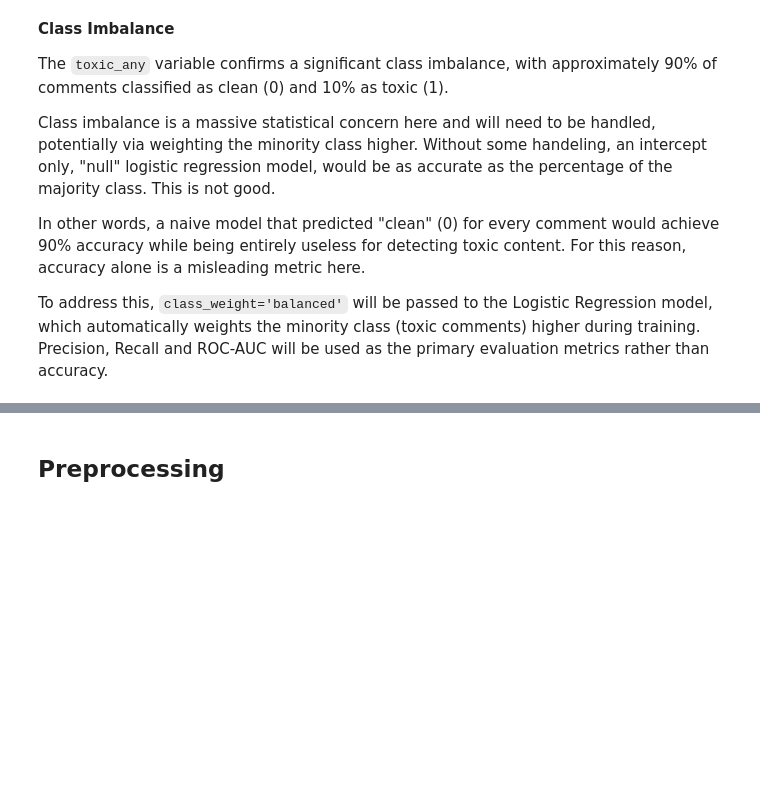
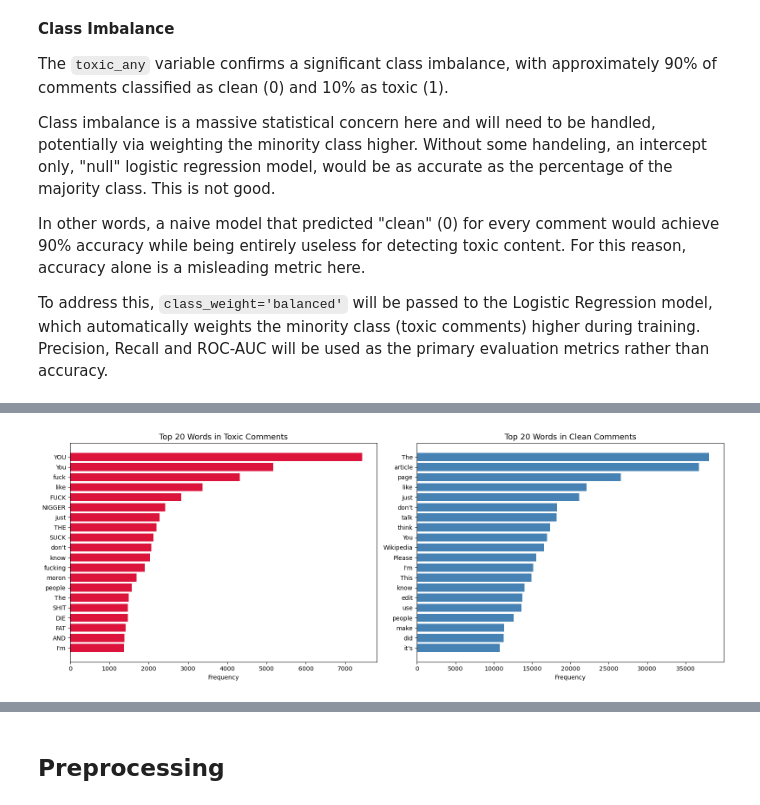
Before and after one commit to dylan-130/Comment-Toxicity-Analysis, a Jupyter notebook: toxic-comments.ipynb, the cells around one changed output, grey strips where cells are left out. Cells and saved outputs as stored; diff of their text form; code cells hidden in the pictures; blank space fills up the shorter version.

```diff
--- a/toxic-comments.ipynb
+++ b/toxic-comments.ipynb
@@ -113,0 +173,33 @@ rather than accuracy.
+# %%
+# Separate toxic and clean comments by indexing the df and extracting text from each class
+toxic_comments = df[df['toxic_any'] == 1]['comment_text']
+clean_comments = df[df['toxic_any'] == 0]['comment_text']
+
+# Get top words excluding stop words (these can be noisy in the plot)
+def get_top_words(series, n=20):
+    words = ' '.join(series).split()
+    words = [w for w in words if w not in ENGLISH_STOP_WORDS and len(w) > 2]
+    return Counter(words).most_common(n)
+
+toxic_words = get_top_words(toxic_comments)
+clean_words = get_top_words(clean_comments)
+
+# Unpack into labels and counts
+toxic_labels, toxic_counts = zip(*toxic_words)
+clean_labels, clean_counts = zip(*clean_words)
+
+# Plot side by side
+fig, axes = plt.subplots(1, 2, figsize=(16, 6))
+
+axes[0].barh(toxic_labels[::-1], toxic_counts[::-1], color='crimson')
+axes[0].set_title('Top 20 Words in Toxic Comments', fontsize=13)
+axes[0].set_xlabel('Frequency')
+
+axes[1].barh(clean_labels[::-1], clean_counts[::-1], color='steelblue')
+axes[1].set_title('Top 20 Words in Clean Comments', fontsize=13)
+axes[1].set_xlabel('Frequency')
+
+plt.tight_layout()
+plt.show()
+# %% [output]
+[figure, added]
```
Also changed, not shown: parts of 24 cells of this notebook.
